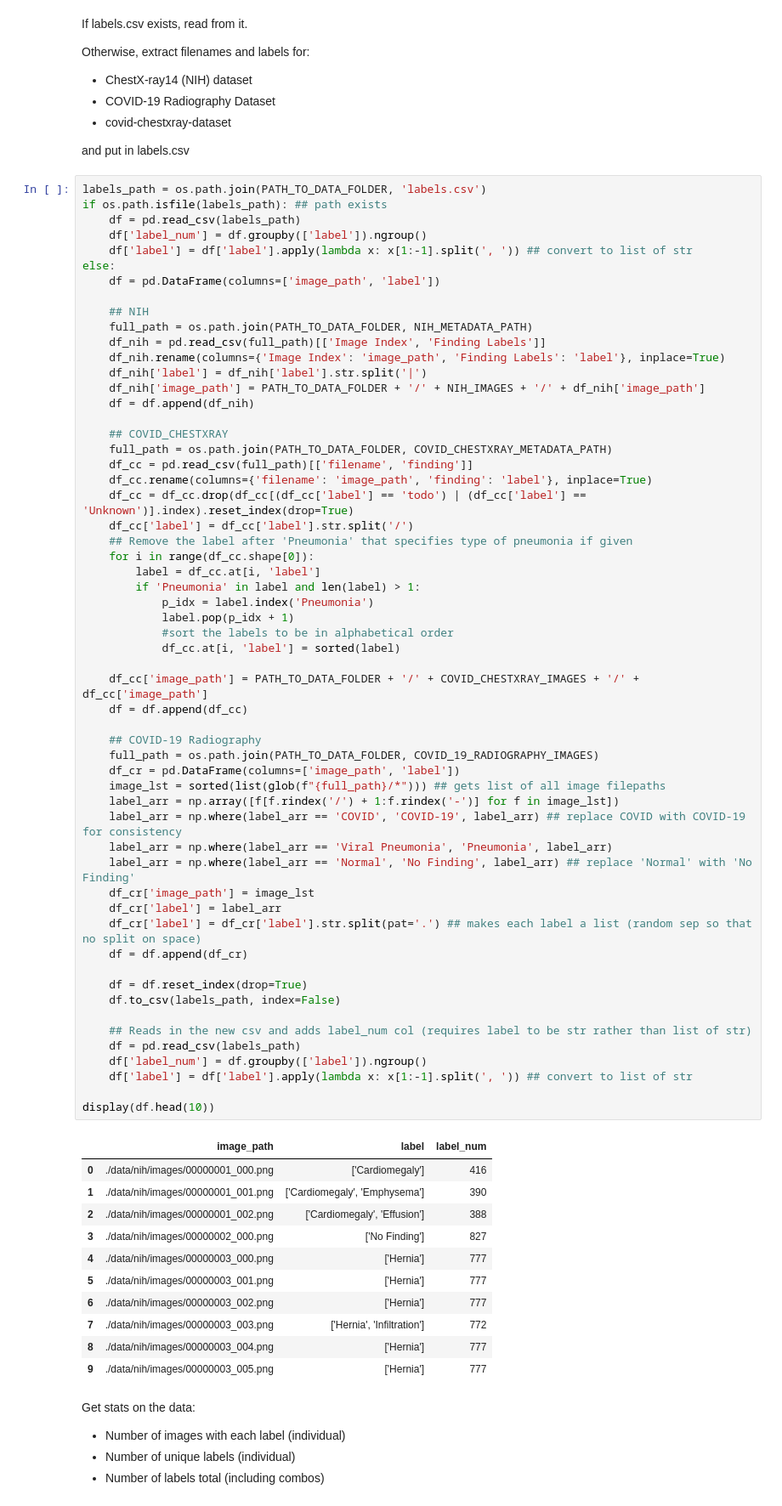
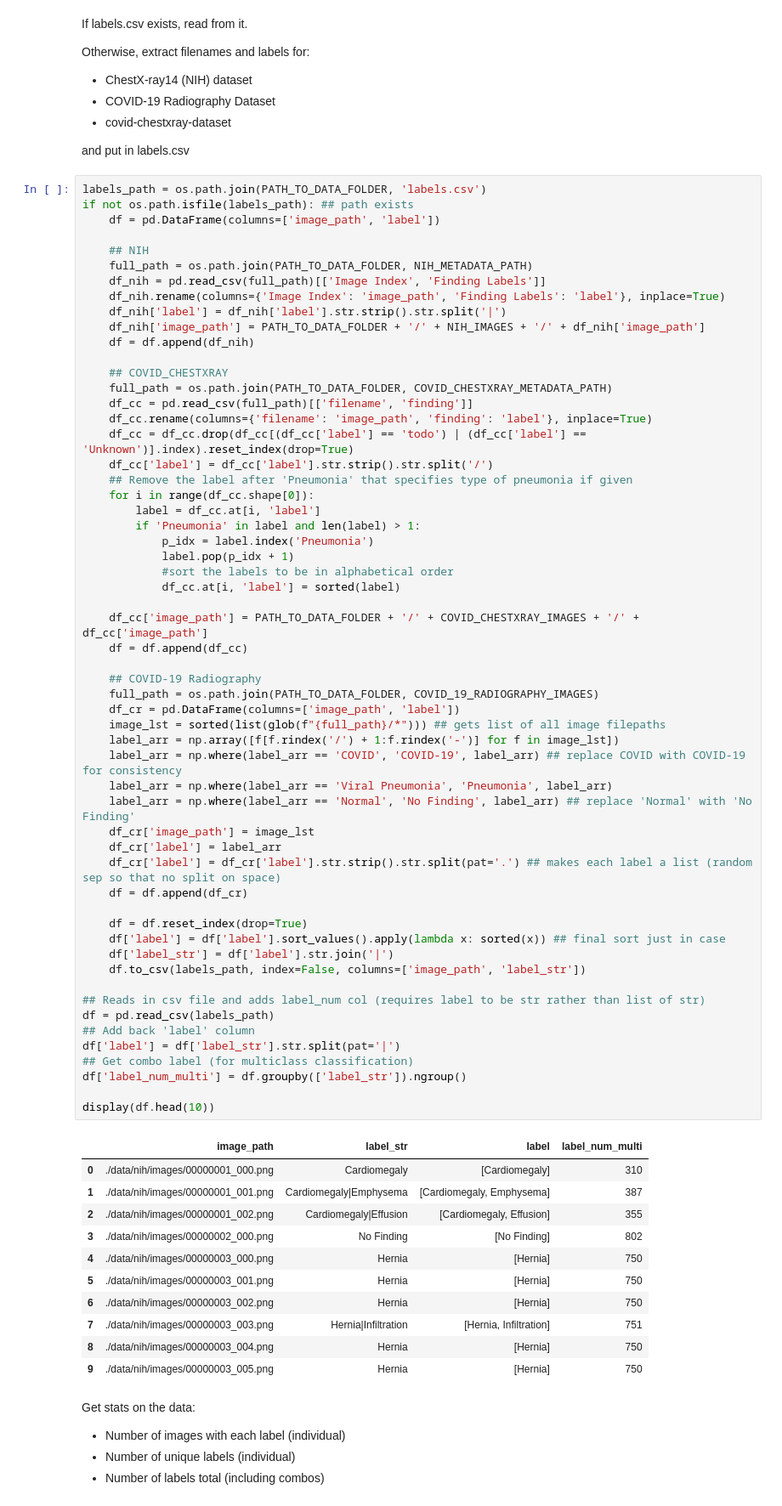
Before and after one commit to edwin-pan/MetaCheX, a Jupyter notebook: MetaCheX.ipynb, the cells around one changed output. Shown at 85% size. Drawn from its saved outputs; the diff is of its cells as text.

Commit message:
added TODOs to notebook and added label_str to csv file

```diff
--- a/MetaCheX.ipynb
+++ b/MetaCheX.ipynb
@@ -35,18 +35,14 @@ Otherwise, extract filenames and labels for:
 and put in labels.csv
 # %%
 labels_path = os.path.join(PATH_TO_DATA_FOLDER, 'labels.csv')
-if os.path.isfile(labels_path): ## path exists
-    df = pd.read_csv(labels_path)
-    df['label_num'] = df.groupby(['label']).ngroup()
-    df['label'] = df['label'].apply(lambda x: x[1:-1].split(', ')) ## convert to list of str
-else:
+if not os.path.isfile(labels_path): ## path exists
     df = pd.DataFrame(columns=['image_path', 'label'])
 
     ## NIH
     full_path = os.path.join(PATH_TO_DATA_FOLDER, NIH_METADATA_PATH)
     df_nih = pd.read_csv(full_path)[['Image Index', 'Finding Labels']]
     df_nih.rename(columns={'Image Index': 'image_path', 'Finding Labels': 'label'}, inplace=True)
-    df_nih['label'] = df_nih['label'].str.split('|')
+    df_nih['label'] = df_nih['label'].str.strip().str.split('|')
     df_nih['image_path'] = PATH_TO_DATA_FOLDER + '/' + NIH_IMAGES + '/' + df_nih['image_path']
     df = df.append(df_nih)
 
@@ -55,53 +51,57 @@ else:
     df_cc = pd.read_csv(full_path)[['filename', 'finding']]
     df_cc.rename(columns={'filename': 'image_path', 'finding': 'label'}, inplace=True)
     df_cc = df_cc.drop(df_cc[(df_cc['label'] == 'todo') | (df_cc['label'] == 'Unknown')].index).reset_index(drop=True)
-    df_cc['label'] = df_cc['label'].str.split('/')
+    df_cc['label'] = df_cc['label'].str.strip().str.split('/')
     ## Remove the label after 'Pneumonia' that specifies type of pneumonia if given
     for i in range(df_cc.shape[0]):
         label = df_cc.at[i, 'label']
         if 'Pneumonia' in label and len(label) > 1:
             p_idx = label.index('Pneumonia')
             label.pop(p_idx + 1)
             #sort the labels to be in alphabetical order
             df_cc.at[i, 'label'] = sorted(label)
 
     df_cc['image_path'] = PATH_TO_DATA_FOLDER + '/' + COVID_CHESTXRAY_IMAGES + '/' + df_cc['image_path']
     df = df.append(df_cc)
 
     ## COVID-19 Radiography
     full_path = os.path.join(PATH_TO_DATA_FOLDER, COVID_19_RADIOGRAPHY_IMAGES)
     df_cr = pd.DataFrame(columns=['image_path', 'label'])
     image_lst = sorted(list(glob(f"{full_path}/*"))) ## gets list of all image filepaths
     label_arr = np.array([f[f.rindex('/') + 1:f.rindex('-')] for f in image_lst])
     label_arr = np.where(label_arr == 'COVID', 'COVID-19', label_arr) ## replace COVID with COVID-19 for consistency
     label_arr = np.where(label_arr == 'Viral Pneumonia', 'Pneumonia', label_arr)
     label_arr = np.where(label_arr == 'Normal', 'No Finding', label_arr) ## replace 'Normal' with 'No Finding'
     df_cr['image_path'] = image_lst
     df_cr['label'] = label_arr
-    df_cr['label'] = df_cr['label'].str.split(pat='.') ## makes each label a list (random sep so that no split on space)
+    df_cr['label'] = df_cr['label'].str.strip().str.split(pat='.') ## makes each label a list (random sep so that no split on space)
     df = df.append(df_cr)
 
     df = df.reset_index(drop=True)
-    df.to_csv(labels_path, index=False)
+    df['label'] = df['label'].sort_values().apply(lambda x: sorted(x)) ## final sort just in case
+    df['label_str'] = df['label'].str.join('|')
+    df.to_csv(labels_path, index=False, columns=['image_path', 'label_str'])
 
-    ## Reads in the new csv and adds label_num col (requires label to be str rather than list of str)
-    df = pd.read_csv(labels_path)
-    df['label_num'] = df.groupby(['label']).ngroup()
-    df['label'] = df['label'].apply(lambda x: x[1:-1].split(', ')) ## convert to list of str
+## Reads in csv file and adds label_num col (requires label to be str rather than list of str)
+df = pd.read_csv(labels_path)
+## Add back 'label' column
+df['label'] = df['label_str'].str.split(pat='|')
+## Get combo label (for multiclass classification)
+df['label_num_multi'] = df.groupby(['label_str']).ngroup()
 
 display(df.head(10))
 # %% [output]
-|  | image_path | label | label_num |
-| 0 | ./data/nih/images/00000001_000.png | ['Cardiomegaly'] | 416 |
-| 1 | ./data/nih/images/00000001_001.png | ['Cardiomegaly', 'Emphysema'] | 390 |
-| 2 | ./data/nih/images/00000001_002.png | ['Cardiomegaly', 'Effusion'] | 388 |
-| 3 | ./data/nih/images/00000002_000.png | ['No Finding'] | 827 |
-| 4 | ./data/nih/images/00000003_000.png | ['Hernia'] | 777 |
-| 5 | ./data/nih/images/00000003_001.png | ['Hernia'] | 777 |
-| 6 | ./data/nih/images/00000003_002.png | ['Hernia'] | 777 |
-| 7 | ./data/nih/images/00000003_003.png | ['Hernia', 'Infiltration'] | 772 |
-| 8 | ./data/nih/images/00000003_004.png | ['Hernia'] | 777 |
-| 9 | ./data/nih/images/00000003_005.png | ['Hernia'] | 777 |
+|  | image_path | label_str | label | label_num_multi |
+| 0 | ./data/nih/images/00000001_000.png | Cardiomegaly | [Cardiomegaly] | 310 |
+| 1 | ./data/nih/images/00000001_001.png | Cardiomegaly|Emphysema | [Cardiomegaly, Emphysema] | 387 |
+| 2 | ./data/nih/images/00000001_002.png | Cardiomegaly|Effusion | [Cardiomegaly, Effusion] | 355 |
+| 3 | ./data/nih/images/00000002_000.png | No Finding | [No Finding] | 802 |
+| 4 | ./data/nih/images/00000003_000.png | Hernia | [Hernia] | 750 |
+| 5 | ./data/nih/images/00000003_001.png | Hernia | [Hernia] | 750 |
+| 6 | ./data/nih/images/00000003_002.png | Hernia | [Hernia] | 750 |
+| 7 | ./data/nih/images/00000003_003.png | Hernia|Infiltration | [Hernia, Infiltration] | 751 |
+| 8 | ./data/nih/images/00000003_004.png | Hernia | [Hernia] | 750 |
+| 9 | ./data/nih/images/00000003_005.png | Hernia | [Hernia] | 750 |
 # %% [markdown]
 Get stats on the data:
 - Number of images with each label (individual)
```
Also changed, not shown: parts of 21 cells of this notebook, 1 other file.
